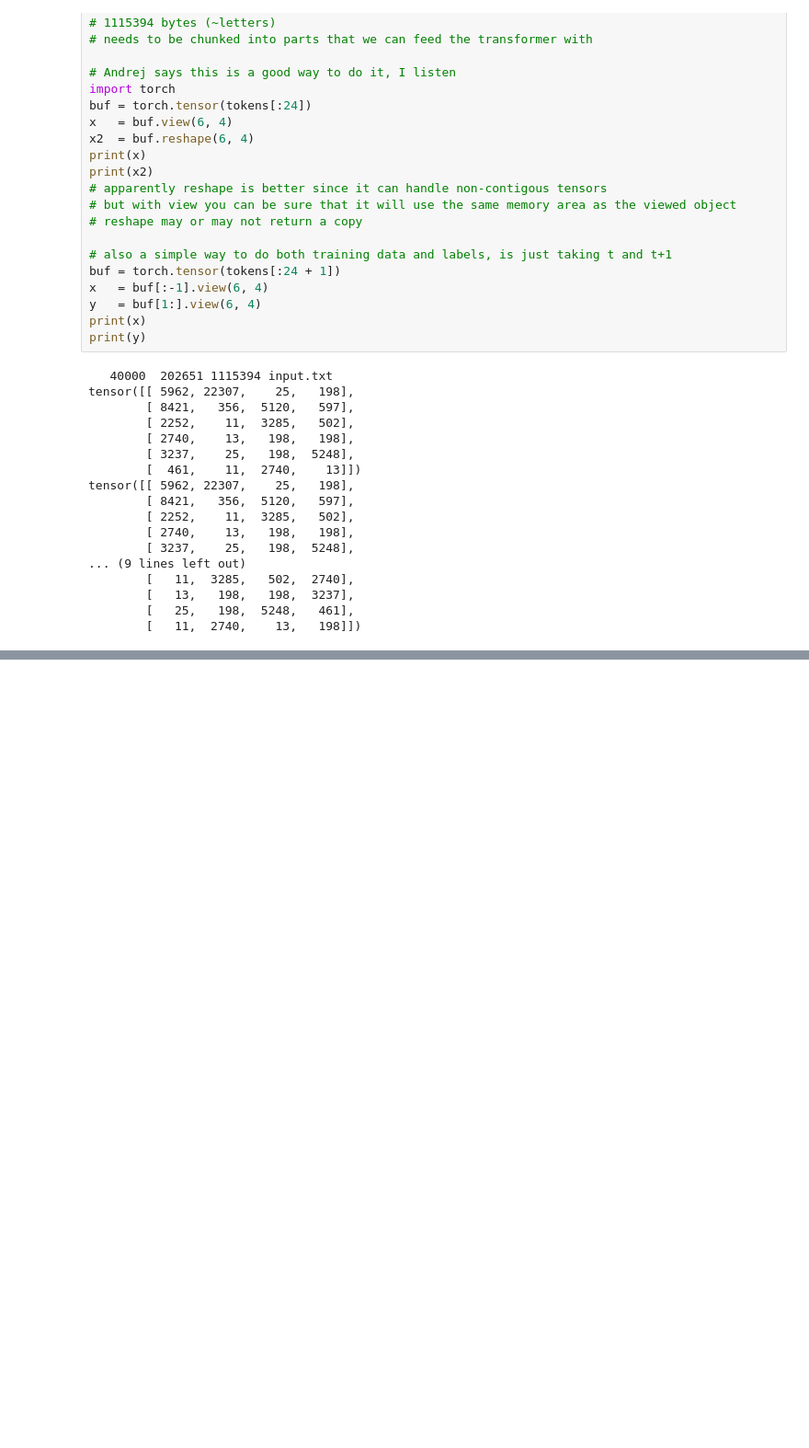
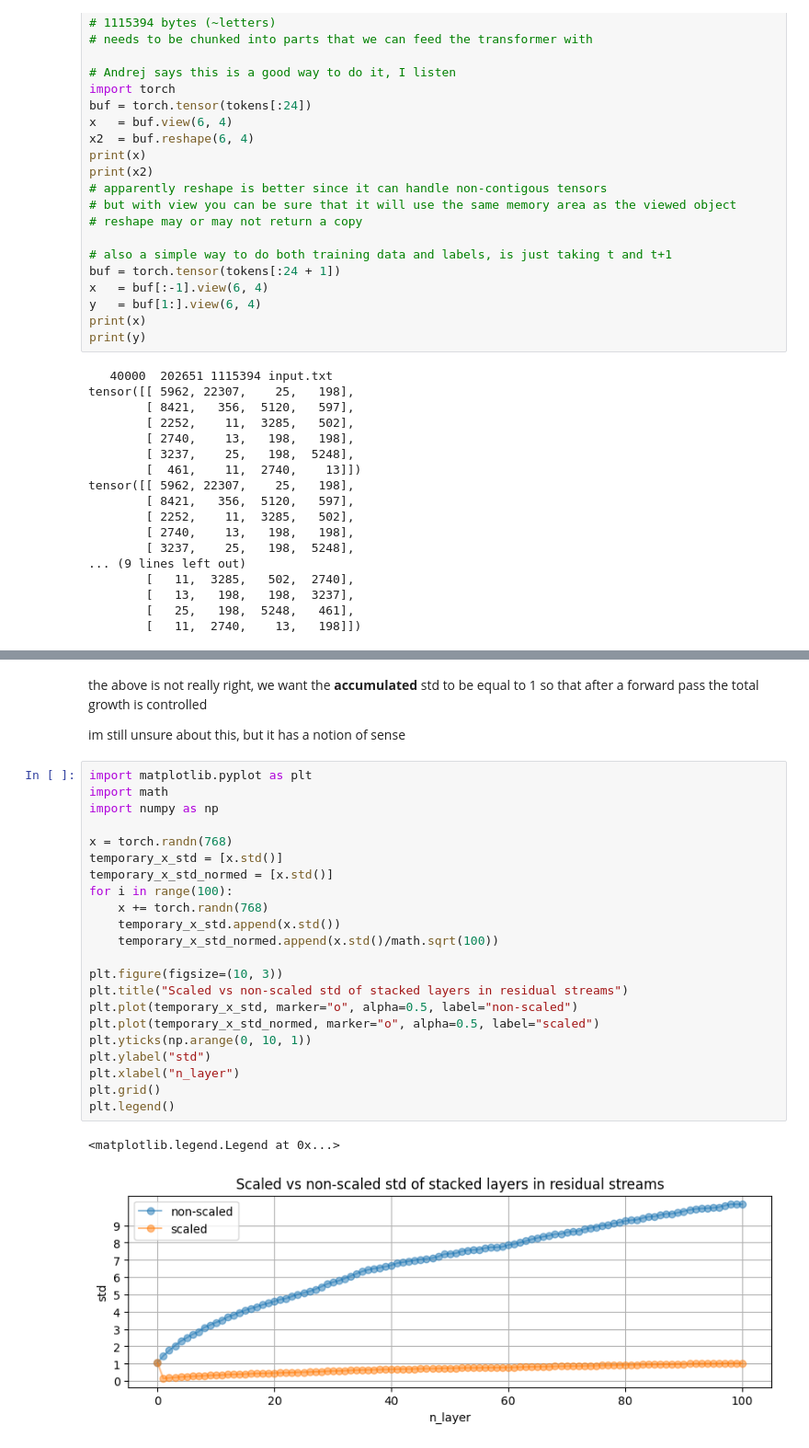
Before and after one commit to Laz4rz/GPT-2, a Jupyter notebook: hf_playground.ipynb, the cells around one changed output, grey strips where cells are left out. Shown at 92% size. Cells and saved outputs as stored; diff of their text form; blank space fills up the shorter version.

```diff
--- a/hf_playground.ipynb
+++ b/hf_playground.ipynb
@@ -191,0 +217,29 @@ tensor([[ 5962, 22307,    25,   198],
+# %% [markdown]
+the above is not really right, we want the **accumulated** std to be equal to 1 so that after a forward pass the total growth is controlled
+
+im still unsure about this, but it has a notion of sense
+# %%
+import matplotlib.pyplot as plt
+import math
+import numpy as np
+
+x = torch.randn(768)
+temporary_x_std = [x.std()]
+temporary_x_std_normed = [x.std()]
+for i in range(100):
+    x += torch.randn(768)
+    temporary_x_std.append(x.std())
+    temporary_x_std_normed.append(x.std()/math.sqrt(100))
+
+plt.figure(figsize=(10, 3))
+plt.title("Scaled vs non-scaled std of stacked layers in residual streams")
+plt.plot(temporary_x_std, marker="o", alpha=0.5, label="non-scaled")
+plt.plot(temporary_x_std_normed, marker="o", alpha=0.5, label="scaled")
+plt.yticks(np.arange(0, 10, 1))
+plt.ylabel("std")
+plt.xlabel("n_layer")
+plt.grid()
+plt.legend()
+# %% [output]
+<matplotlib.legend.Legend at 0x...>
+[figure, added]
```
Also changed, not shown: parts of 2 cells of this notebook, 4 other files.
